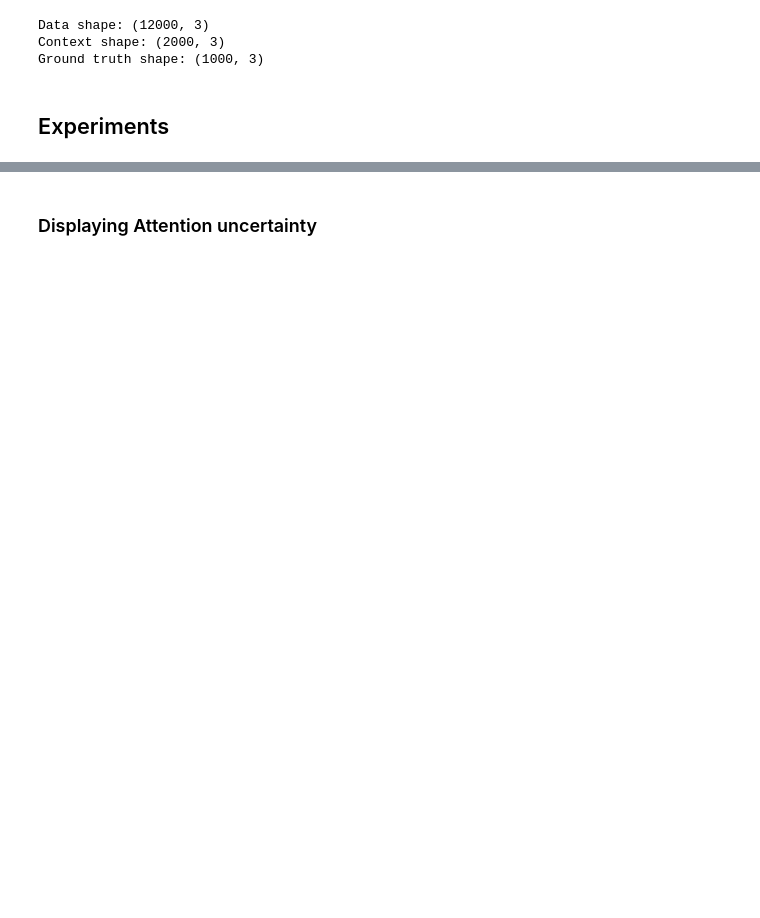
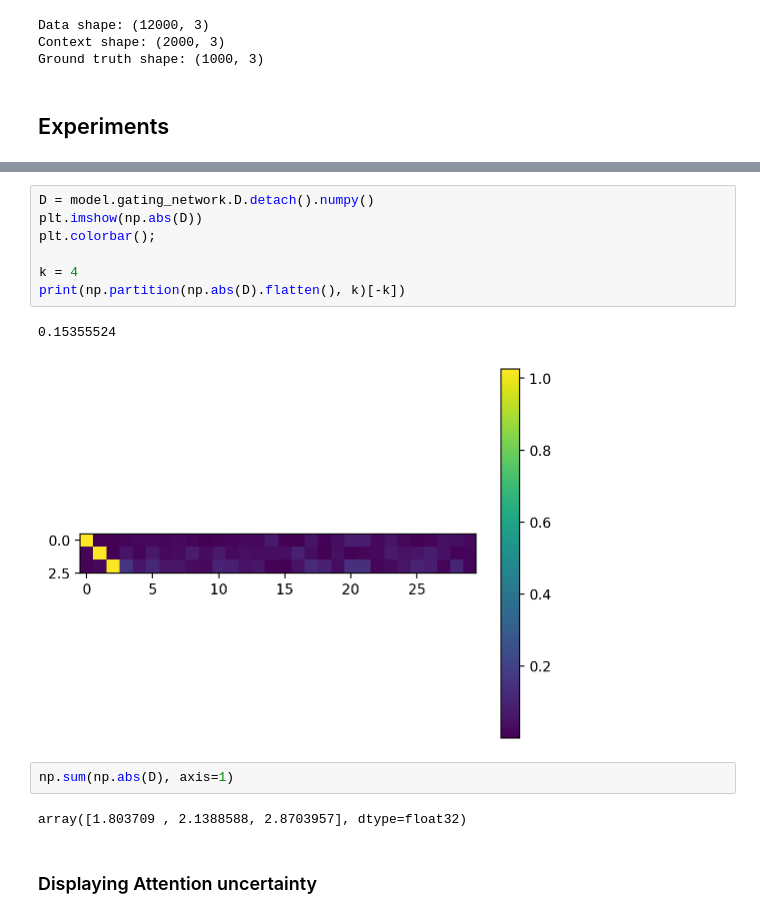
Before and after one commit to Fjallripa/DynaMix, a Jupyter notebook: notebooks/Uncertainty quantification.ipynb, the cells around one changed output, grey strips where cells are left out. Saved outputs shown, nothing was run; the diff lists cells and outputs as text; blank space fills up the shorter version.

```diff
--- a/notebooks/Uncertainty quantification.ipynb
+++ b/notebooks/Uncertainty quantification.ipynb
@@ -53,3 +214,17 @@ Ground truth shape: (1000, 3)
+# %%
+D = model.gating_network.D.detach().numpy()
+plt.imshow(np.abs(D))
+plt.colorbar();
+
+k = 4
+print(np.partition(np.abs(D).flatten(), k)[-k])
+# %% [output]
+0.15355524
+[figure, added]
+# %%
+np.sum(np.abs(D), axis=1)
+# %% [output]
+array([1.803709 , 2.1388588, 2.8703957], dtype=float32)
 # %% [markdown]
 ### Displaying Attention uncertainty
 # %%
```
Also changed, not shown: parts of 28 cells of this notebook, 4 other files.
